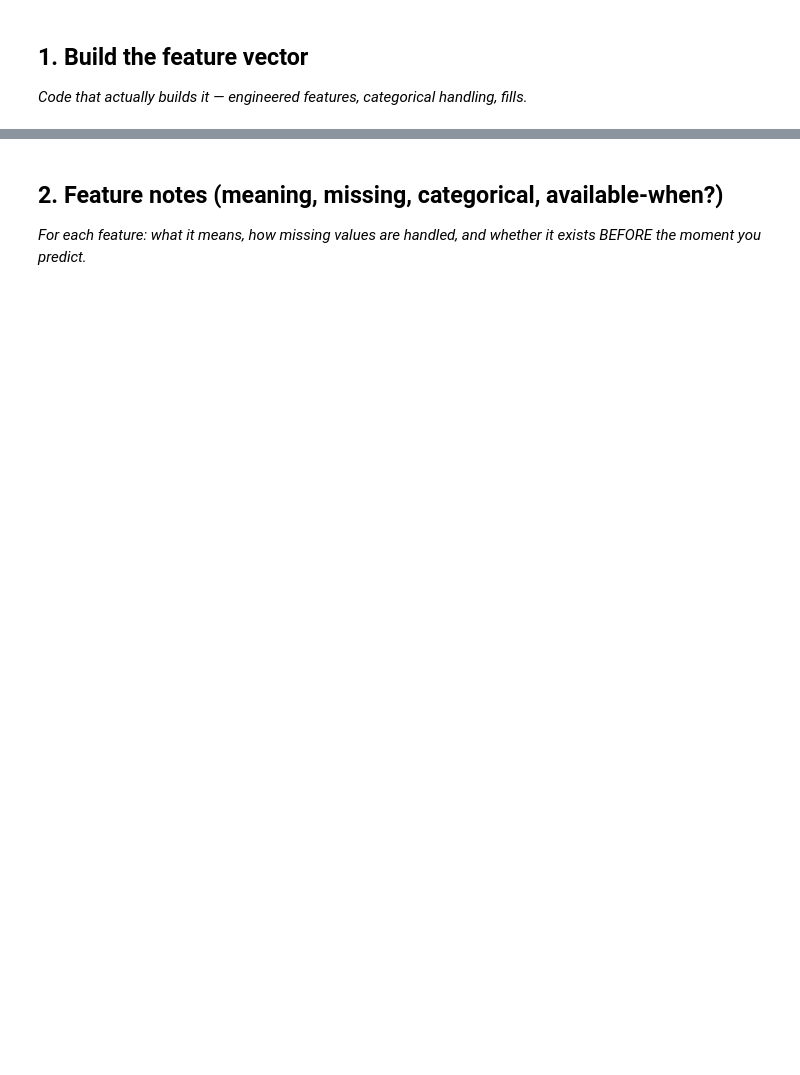
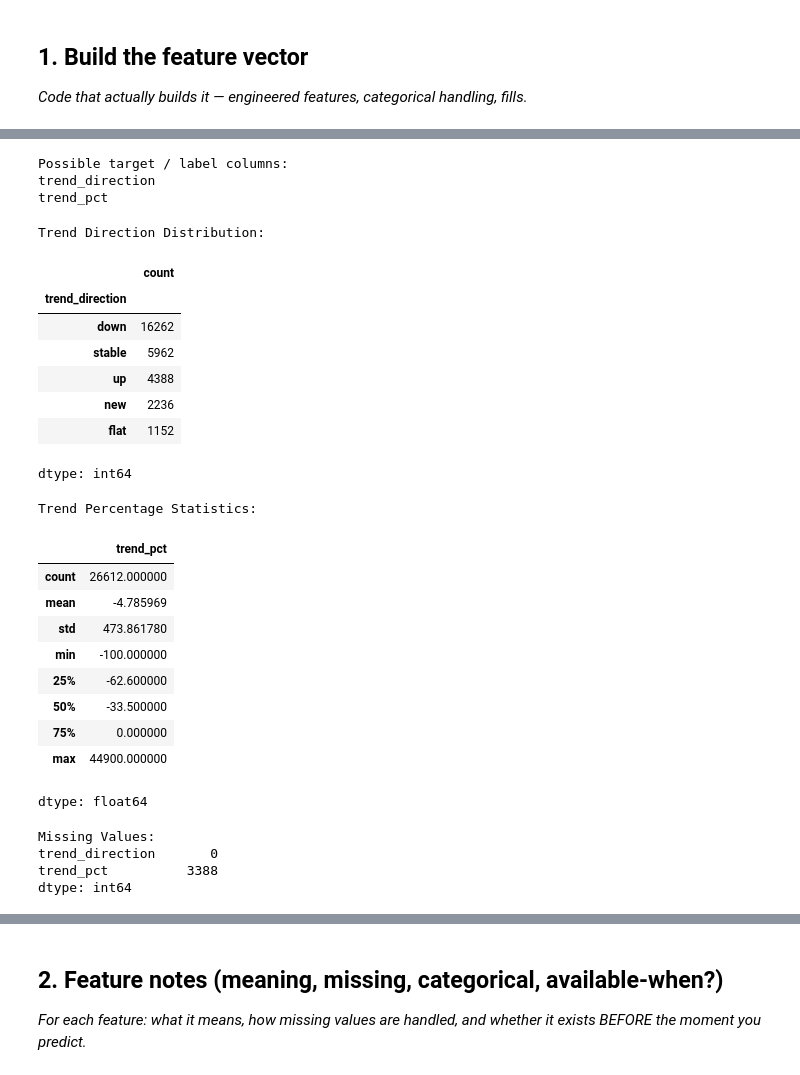
Before and after one commit to suyashverma0/flyrank-ml-workspace2, a Jupyter notebook: work/notebooks/w03_feature_leakage_check.ipynb, the cells around one changed output, grey strips where cells are left out. Drawn from its saved outputs; the diff is of its cells as text; code cells hidden in the pictures; blank space fills up the shorter version.

```diff
--- a/work/notebooks/w03_feature_leakage_check.ipynb
+++ b/work/notebooks/w03_feature_leakage_check.ipynb
@@ -15,0 +84,46 @@ This skeleton is yours to fill. Work the sections **in order** — each one has
+# %%
+print("Possible target / label columns:")
+
+for col in df.columns:
+    if any(word in col.lower() for word in ["label", "declin", "trend", "flag"]):
+        print(col)
+# %% [output]
+Possible target / label columns:
+trend_direction
+trend_pct
+# %%
+# Inspect possible target column
+
+print("Trend Direction Distribution:")
+display(df["trend_direction"].value_counts(dropna=False))
+
+print("\nTrend Percentage Statistics:")
+display(df["trend_pct"].describe())
+
+print("\nMissing Values:")
+print(df[["trend_direction", "trend_pct"]].isnull().sum())
+# %% [output]
+Trend Direction Distribution:
+|  | count |
+| trend_direction |  |
+| down | 16262 |
+| stable | 5962 |
+| up | 4388 |
+| new | 2236 |
+| flat | 1152 |
+dtype: int64
+Trend Percentage Statistics:
+|  | trend_pct |
+| count | 26612.000000 |
+| mean | -4.785969 |
+| std | 473.861780 |
+| min | -100.000000 |
+| 25% | -62.600000 |
+| 50% | -33.500000 |
+| 75% | 0.000000 |
+| max | 44900.000000 |
+dtype: float64
+Missing Values:
+trend_direction       0
+trend_pct          3388
+dtype: int64
```
Also changed, not shown: parts of 14 cells of this notebook.
